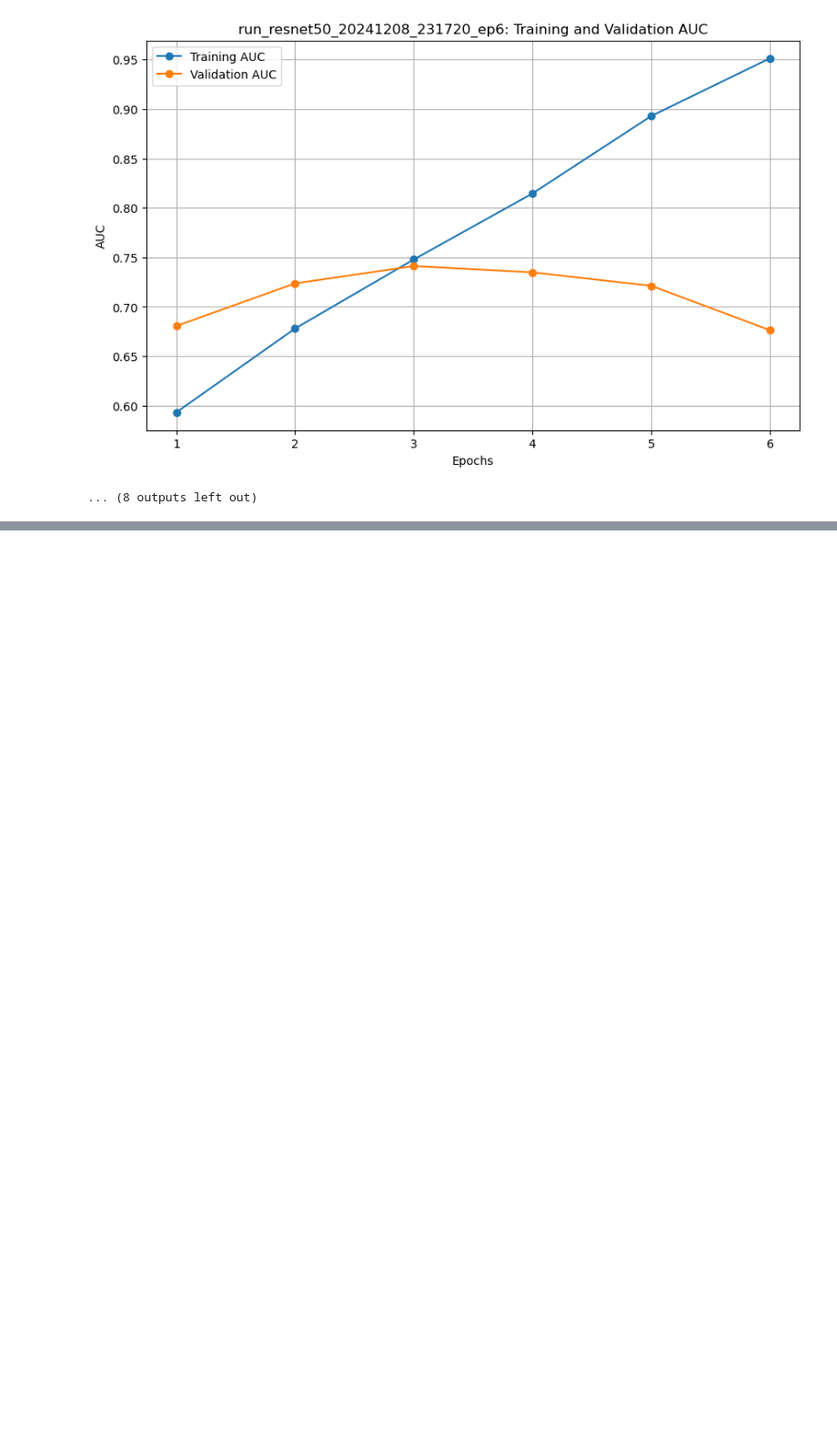
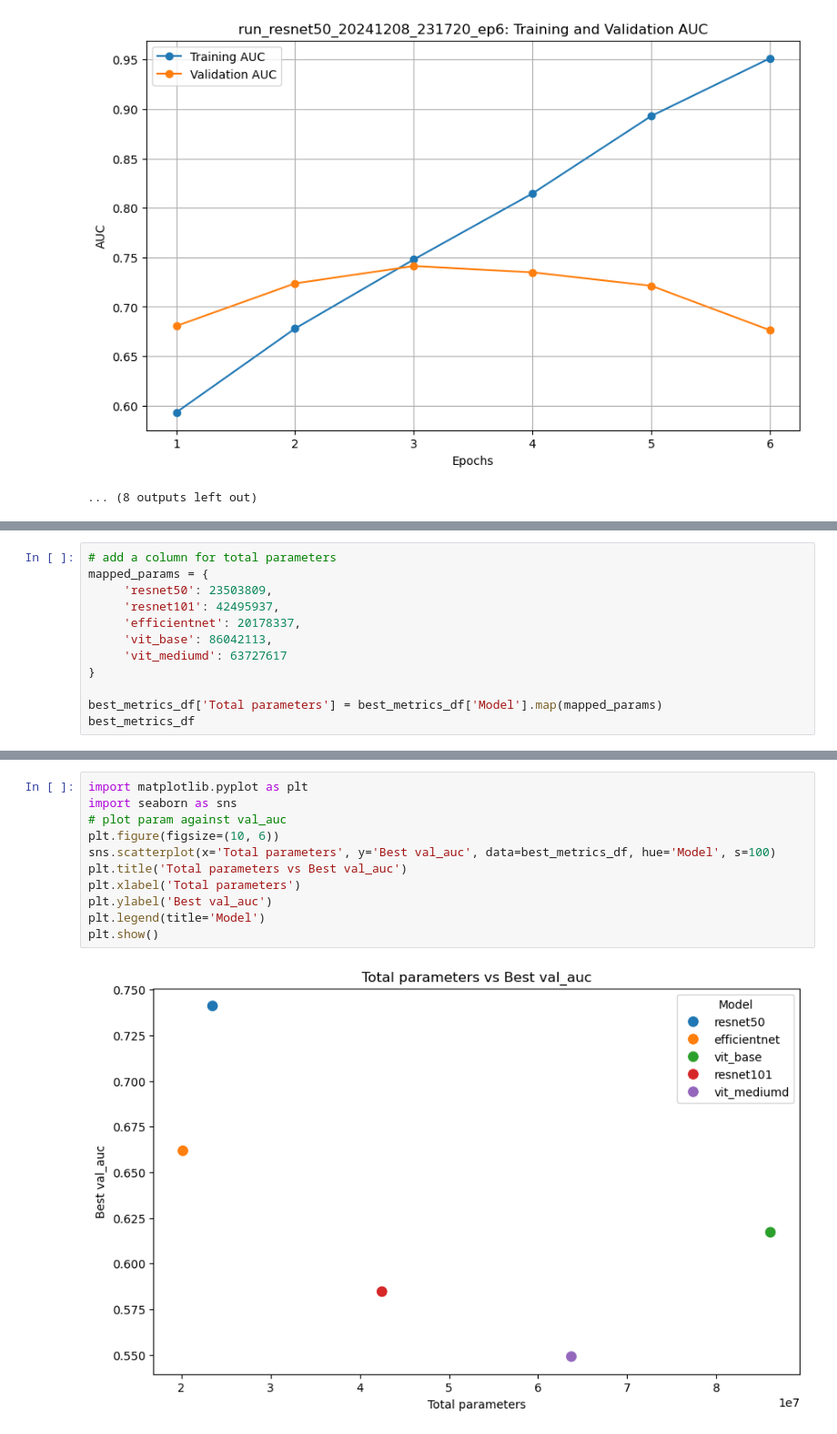
Before and after one commit to Mattz-CE/rsna, a Jupyter notebook: history_viewer.ipynb, the cells around one changed output, grey strips where cells are left out. Shown at 91% size. Saved outputs shown, nothing was run; the diff lists cells and outputs as text; blank space fills up the shorter version.

```diff
--- a/history_viewer.ipynb
+++ b/history_viewer.ipynb
@@ -118,0 +172,12 @@ Name: 2, dtype: float64
+# %%
+# add a column for total parameters
+mapped_params = {
+     'resnet50': 23503809,
+     'resnet101': 42495937,
+     'efficientnet': 20178337,
+     'vit_base': 86042113,
+     'vit_mediumd': 63727617
+}
+
+best_metrics_df['Total parameters'] = best_metrics_df['Model'].map(mapped_params)
+best_metrics_df
@@ -118,0 +191,13 @@ Name: 2, dtype: float64
+# %%
+import matplotlib.pyplot as plt
+import seaborn as sns
+# plot param against val_auc
+plt.figure(figsize=(10, 6))
+sns.scatterplot(x='Total parameters', y='Best val_auc', data=best_metrics_df, hue='Model', s=100)
+plt.title('Total parameters vs Best val_auc')
+plt.xlabel('Total parameters')
+plt.ylabel('Best val_auc')
+plt.legend(title='Model')
+plt.show()
+# %% [output]
+[figure, added]
```
Also changed, not shown: parts of 3 cells of this notebook, 3 other files.
